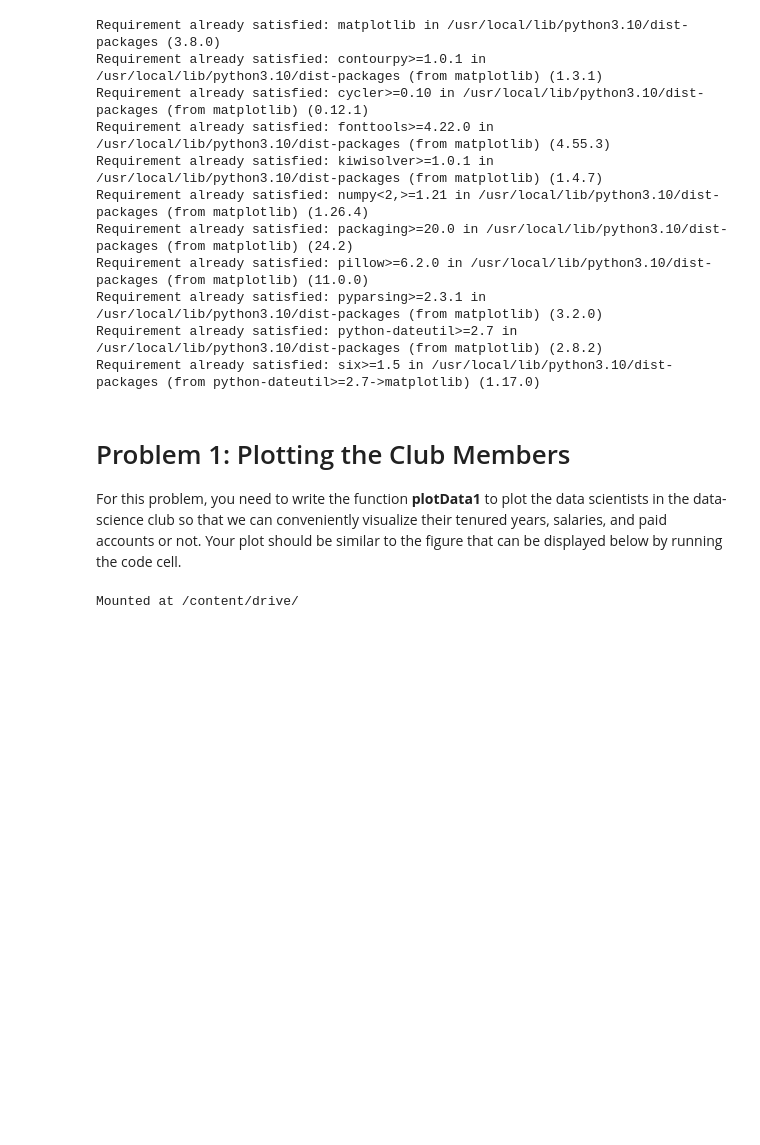
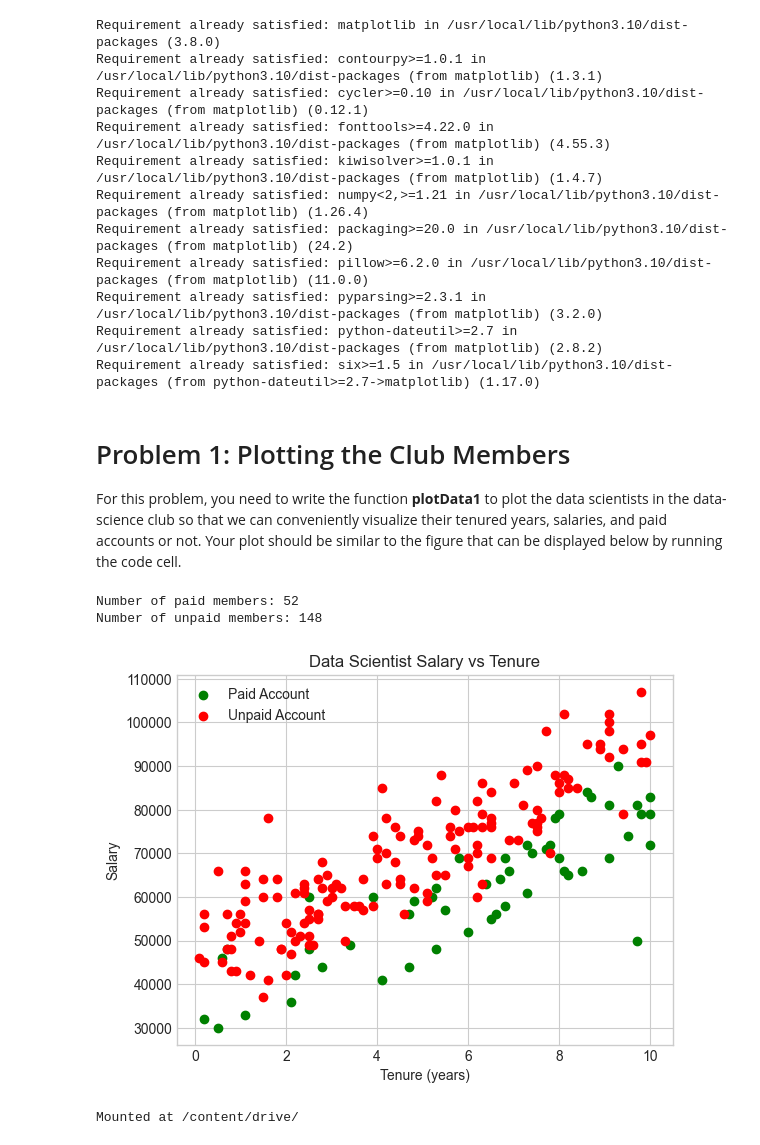
Before and after one commit to Daniel-Harrod13/Apcv_361, a Jupyter notebook: a1.ipynb, the cells around one changed output. Saved outputs shown, nothing was run; the diff lists cells and outputs as text; code cells hidden in the pictures; blank space fills up the shorter version.

```diff
--- a/a1.ipynb
+++ b/a1.ipynb
@@ -60,3 +51,45 @@ plotData1(data)
+# %%
+def plotData1(datascientists):
+    """
+    data: a list of data scientist tuples
+    The function plots the the data scientists as required in the problem
+    """
+    # Separate the data into paid and unpaid
+    paid = [(tenure, salary) for (tenure, salary, account) in datascientists if account == 1]
+    unpaid = [(tenure, salary) for (tenure, salary, account) in datascientists if account == 0]
+
+    # Extract tenure and salary
+    paid_tenure = [p[0] for p in paid]
+    paid_salary = [p[1] for p in paid]
+
+    unpaid_tenure = [u[0] for u in unpaid]
+    unpaid_salary = [u[1] for u in unpaid]
+
+    # Plot the paid members with green color
+    plt.scatter(paid_tenure, paid_salary, color='green', label='Paid Account')
+
+    # Plot the unpaid members with red color
+    plt.scatter(unpaid_tenure, unpaid_salary, color='red', label='Unpaid Account')
+
+    # Set the title of the plot, axes labels, and legend
+    plt.title('Data Scientist Salary vs Tenure')
+    plt.xlabel('Tenure (years)')
+    plt.ylabel('Salary')
+    plt.legend()
+
+    # Print the number of paid and unpaid members
+    print(f'Number of paid members: {len(paid)}')
+    print(f'Number of unpaid members: {len(unpaid)}')
+
+    # Show the plot
+    plt.show()
+    pass
+
+plotData1(data)
+# %% [output]
+Number of paid members: 52
+Number of unpaid members: 148
+[figure, added]
 # %%
 from google.colab import drive
 drive.mount('/content/drive/')
```
Also changed, not shown: parts of 7 cells of this notebook.
